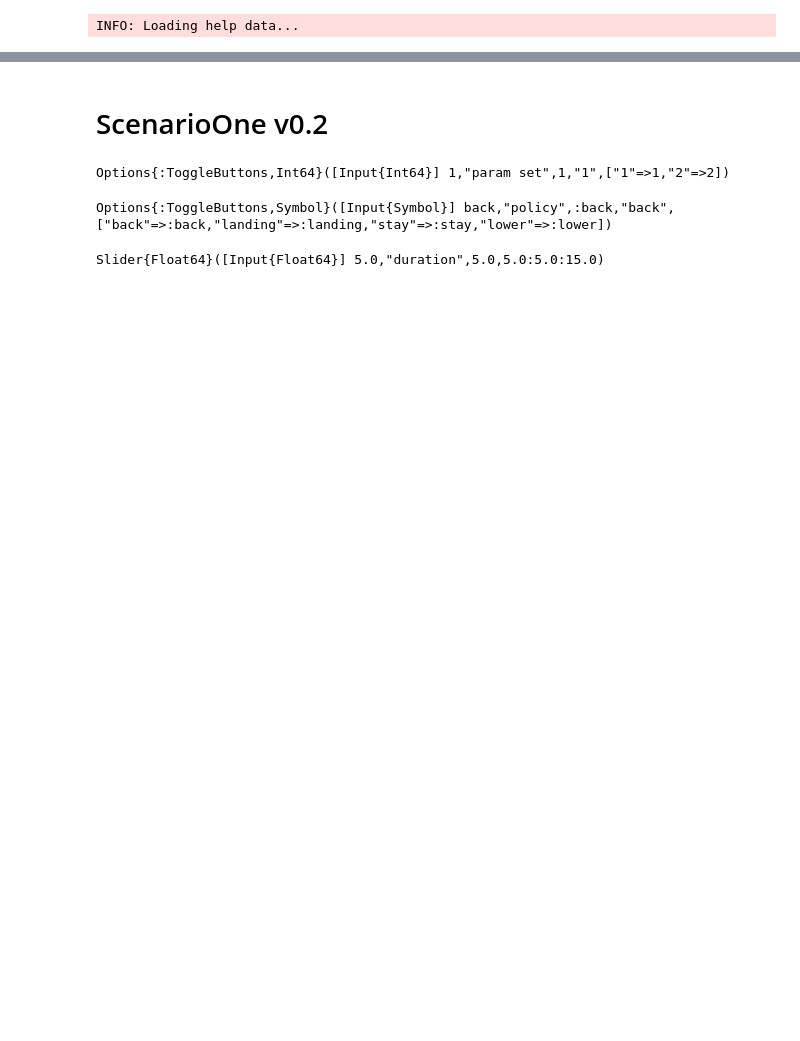
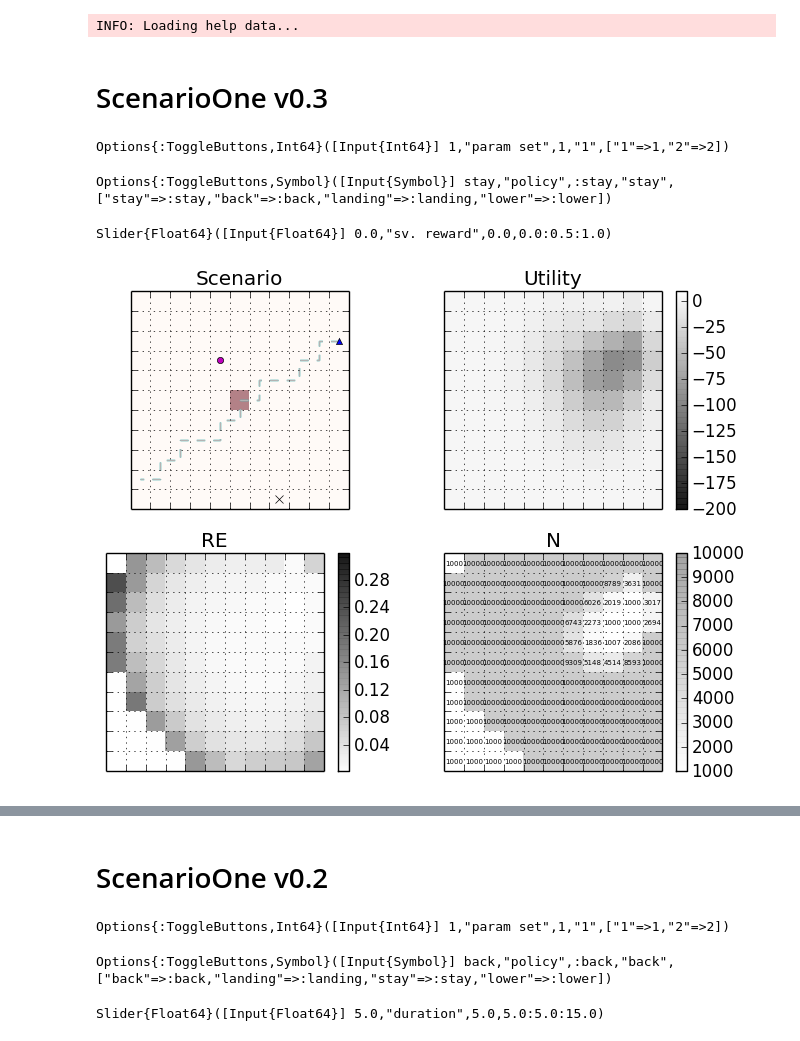
Before and after one commit to neosado/Firestorm, a Jupyter notebook: ScenarioOne.ipynb, the cells around one changed output, grey strips where cells are left out. Drawn from its saved outputs; the diff is of its cells as text; code cells hidden in the pictures; blank space fills up the shorter version.

```diff
--- a/ScenarioOne.ipynb
+++ b/ScenarioOne.ipynb
@@ -5,3 +5,19 @@ using DataStructures
 include("ScenarioOneIJUtil.jl")
 # %% [output]
 INFO: Loading help data...
+# %% [markdown]
+# ScenarioOne v0.3
+# %%
+timestamp = 1423111126
+datafile = "datafiles/s1results_v0_3.jld.$timestamp";
+# %%
+f = figure(facecolor = "white")
+@manipulate for param_set = togglebuttons(OrderedDict(["1", "2"], [1, 2]), label = "param set"), policy = [:stay, :back, :landing, :lower], r_surveillance = slider(0.:0.5:1., value = 0., label = "sv. reward"); withfig(f) do
+        plotEvaluation(param_set, policy, fig = f, datafile = datafile, sim_continue = true, r_surveillance = r_surveillance)
+    end
+end
+# %% [output]
+Options{:ToggleButtons,Int64}([Input{Int64}] 1,"param set",1,"1",["1"=>1,"2"=>2])
+Options{:ToggleButtons,Symbol}([Input{Symbol}] stay,"policy",:stay,"stay",["stay"=>:stay,"back"=>:back,"landing"=>:landing,"lower"=>:lower])
+Slider{Float64}([Input{Float64}] 0.0,"sv. reward",0.0,0.0:0.5:1.0)
+[figure, added]
```
Also changed, not shown: parts of 19 cells of this notebook.
